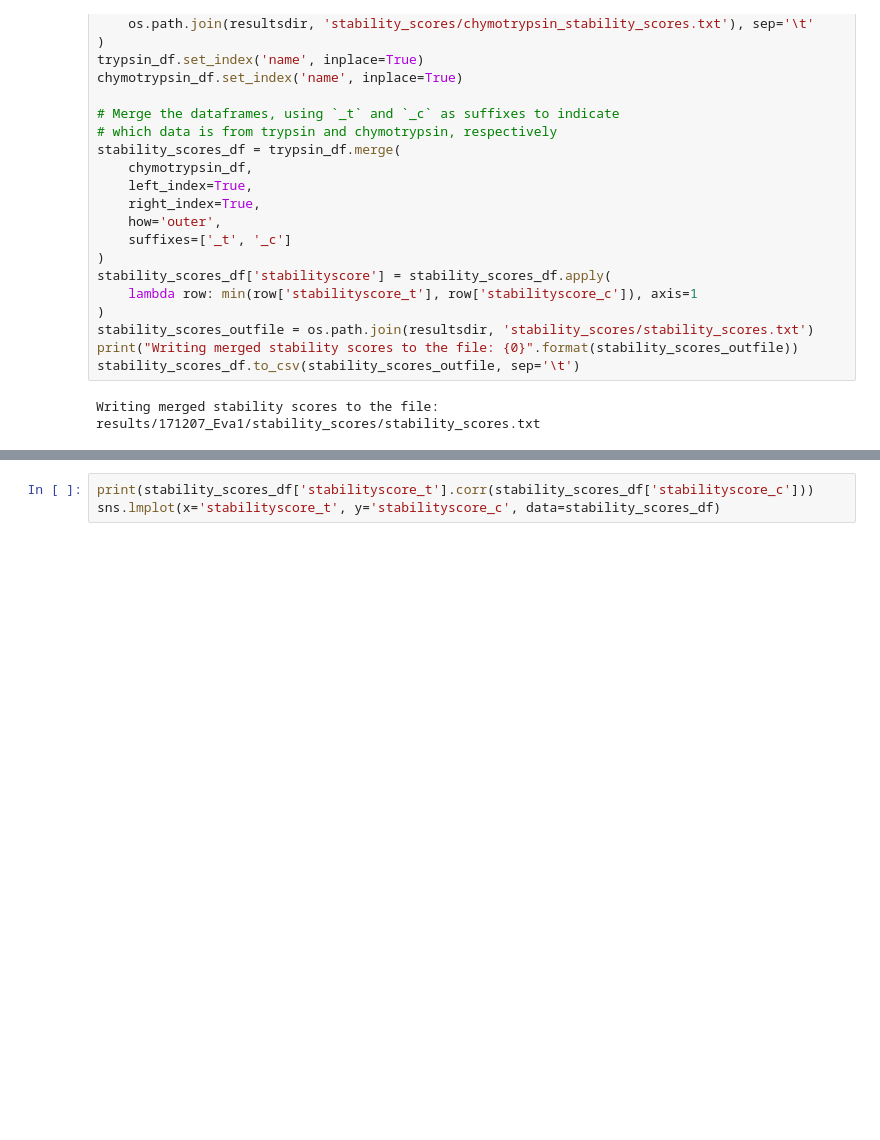
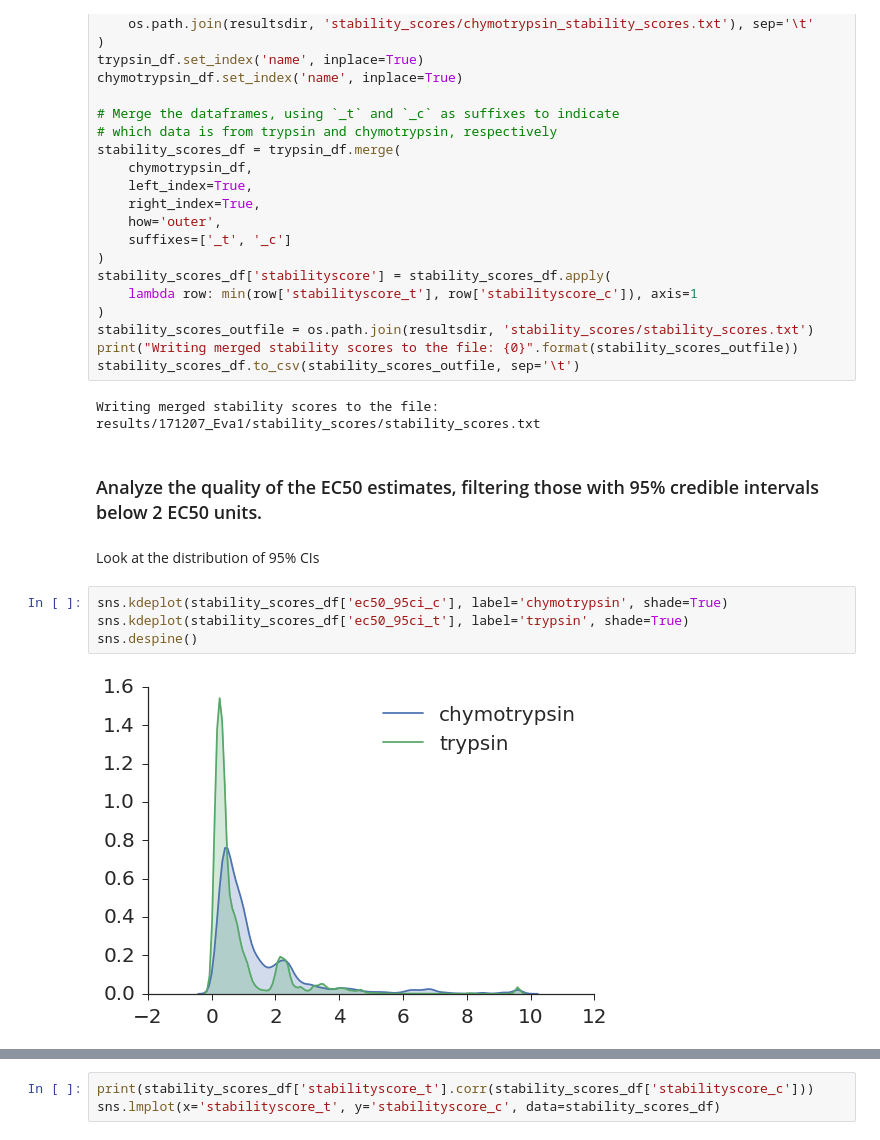
Before and after one commit to Haddox/prot_stab_analysis_pipeline, a Jupyter notebook: analysis_code_171207_Eva1.ipynb, the cells around one changed output, grey strips where cells are left out. Saved outputs shown, nothing was run; the diff lists cells and outputs as text; blank space fills up the shorter version.

```diff
--- a/analysis_code_171207_Eva1.ipynb
+++ b/analysis_code_171207_Eva1.ipynb
@@ -458,3 +715,13 @@ print("Writing merged stability scores to the file: {0}".format(stability_scores
 stability_scores_df.to_csv(stability_scores_outfile, sep='\t')
 # %% [output]
 Writing merged stability scores to the file: results/171207_Eva1/stability_scores/stability_scores.txt
+# %% [markdown]
+### Analyze the quality of the EC50 estimates, filtering those with 95% credible intervals below 2 EC50 units.
+# %% [markdown]
+Look at the distribution of 95% CIs
+# %%
+sns.kdeplot(stability_scores_df['ec50_95ci_c'], label='chymotrypsin', shade=True)
+sns.kdeplot(stability_scores_df['ec50_95ci_t'], label='trypsin', shade=True)
+sns.despine()
+# %% [output]
+[figure, added]
```
Also changed, not shown: parts of 33 cells of this notebook, 9 other files.
